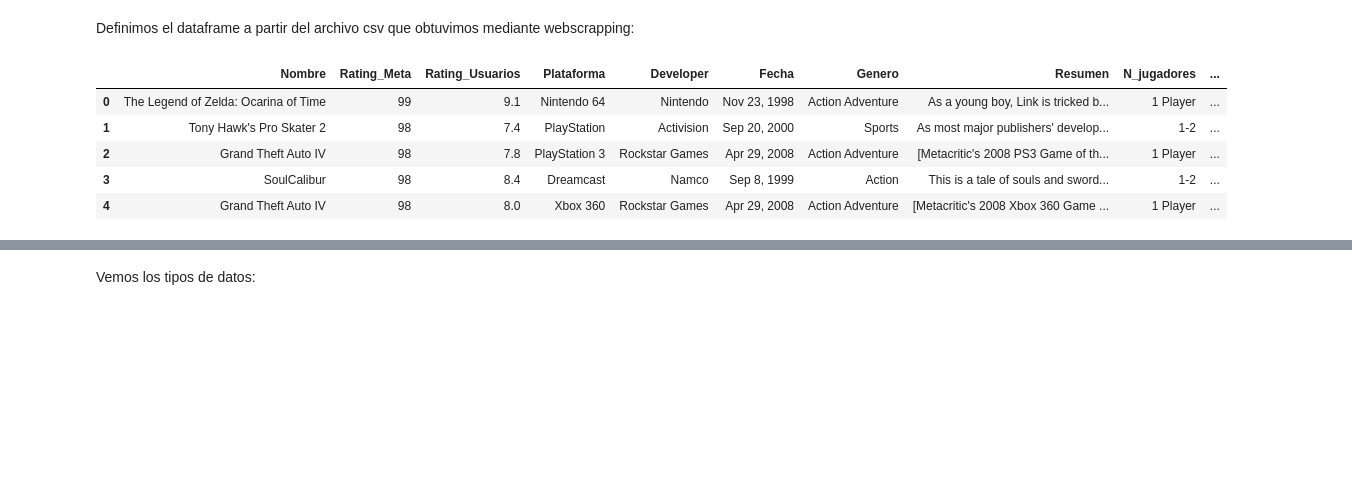
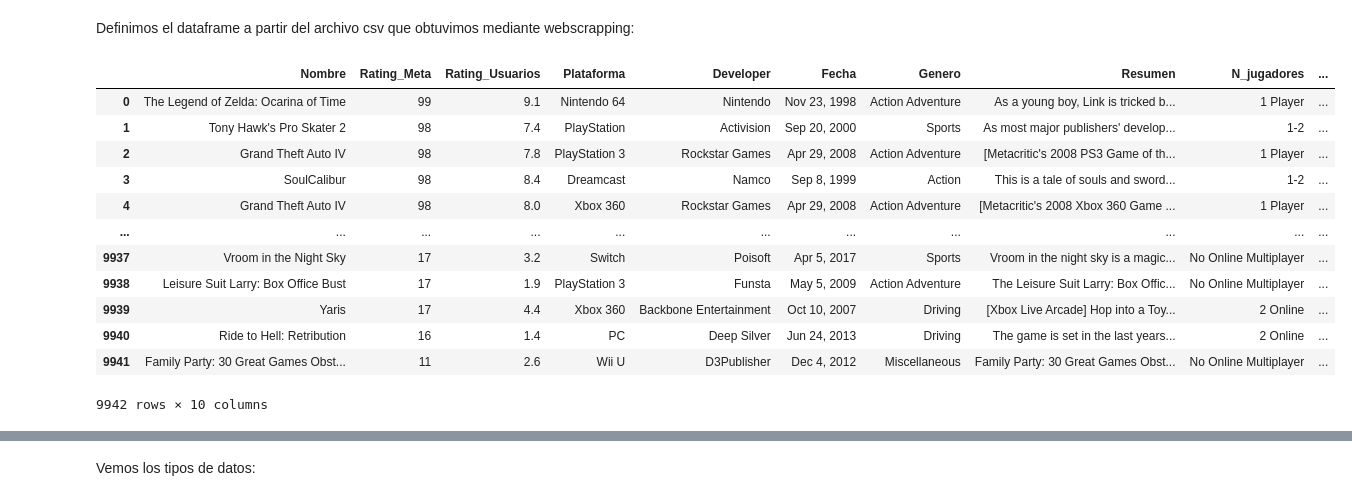
Before and after one commit to k-i-r-b-y/Proyecto-IMT2200-Crypto_world_fluctuation, a Jupyter notebook: proyecto_cd.ipynb, the cells around one changed output, grey strips where cells are left out. Cells and saved outputs as stored; diff of their text form; code cells hidden in the pictures; blank space fills up the shorter version.

```diff
--- a/proyecto_cd.ipynb
+++ b/proyecto_cd.ipynb
@@ -6,11 +6,18 @@ import matplotlib.pyplot as plt
 Definimos el dataframe a partir del archivo csv que obtuvimos mediante webscrapping:
 # %%
 df_games = pd.read_csv("datos_metacritic.csv")
-df_games.head()
+df_games
 # %% [output]
 |  | Nombre | Rating_Meta | Rating_Usuarios | Plataforma | Developer | Fecha | Genero | Resumen | N_jugadores | ... |
 | 0 | The Legend of Zelda: Ocarina of Time | 99 | 9.1 | Nintendo 64 | Nintendo | Nov 23, 1998 | Action Adventure | As a young boy, Link is tricked b... | 1 Player | ... |
 | 1 | Tony Hawk's Pro Skater 2 | 98 | 7.4 | PlayStation | Activision | Sep 20, 2000 | Sports | As most major publishers' develop... | 1-2 | ... |
 | 2 | Grand Theft Auto IV | 98 | 7.8 | PlayStation 3 | Rockstar Games | Apr 29, 2008 | Action Adventure | [Metacritic's 2008 PS3 Game of th... | 1 Player | ... |
 | 3 | SoulCalibur | 98 | 8.4 | Dreamcast | Namco | Sep 8, 1999 | Action | This is a tale of souls and sword... | 1-2 | ... |
 | 4 | Grand Theft Auto IV | 98 | 8.0 | Xbox 360 | Rockstar Games | Apr 29, 2008 | Action Adventure | [Metacritic's 2008 Xbox 360 Game ... | 1 Player | ... |
+| ... | ... | ... | ... | ... | ... | ... | ... | ... | ... | ... |
+| 9937 | Vroom in the Night Sky | 17 | 3.2 | Switch | Poisoft | Apr 5, 2017 | Sports | Vroom in the night sky is a magic... | No Online Multiplayer | ... |
+| 9938 | Leisure Suit Larry: Box Office Bust | 17 | 1.9 | PlayStation 3 | Funsta | May 5, 2009 | Action Adventure | The Leisure Suit Larry: Box Offic... | No Online Multiplayer | ... |
+| 9939 | Yaris | 17 | 4.4 | Xbox 360 | Backbone Entertainment | Oct 10, 2007 | Driving | [Xbox Live Arcade] Hop into a Toy... | 2 Online | ... |
+| 9940 | Ride to Hell: Retribution | 16 | 1.4 | PC | Deep Silver | Jun 24, 2013 | Driving | The game is set in the last years... | 2 Online | ... |
+| 9941 | Family Party: 30 Great Games Obst... | 11 | 2.6 | Wii U | D3Publisher | Dec 4, 2012 | Miscellaneous | Family Party: 30 Great Games Obst... | No Online Multiplayer | ... |
+9942 rows × 10 columns
```
Also changed, not shown: parts of 19 cells of this notebook, 1 other file.
